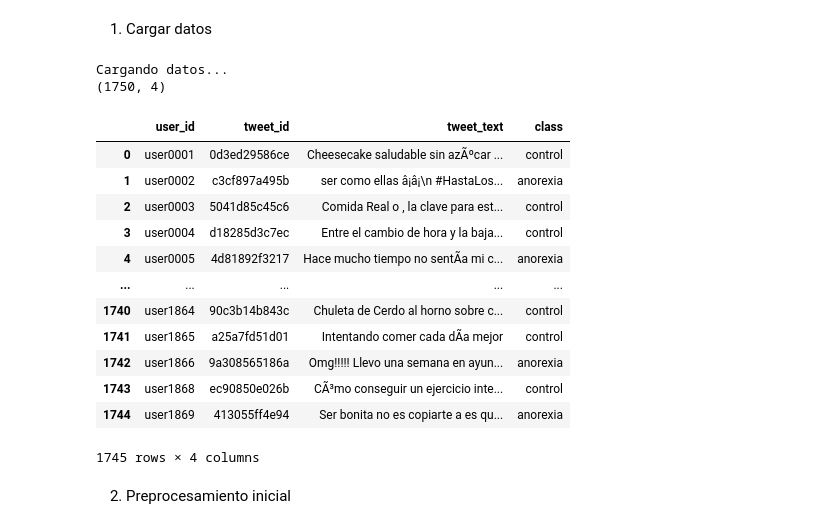
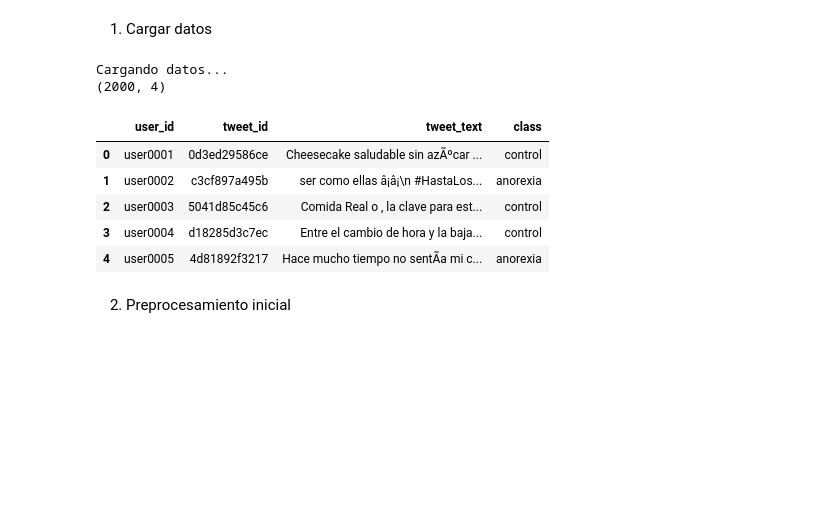
Before and after one commit to LordPobol/UltimoJamon-LosNintendoRepos, a Jupyter notebook: src/modulos/moduloPreprocesamiento.ipynb, the cells around one changed output. Drawn from its saved outputs; the diff is of its cells as text; code cells hidden in the pictures; blank space fills up the shorter version.

Commit message:
Datos finales

```diff
--- a/src/modulos/moduloPreprocesamiento.ipynb
+++ b/src/modulos/moduloPreprocesamiento.ipynb
@@ -45,13 +45,14 @@ from funcionesPreprocesamiento import (
 print("Cargando datos...")
 df_train = pd.read_csv("../../data/data_train.csv", encoding="latin1", header=0)
 df_test = pd.read_csv("../../data/data_test_fold1.csv", encoding="latin1", header=0)
+df_test_final = pd.read_csv("../../data/data_test_fold2.csv", encoding="latin1", header=0)
 
-df = pd.concat([df_train, df_test], ignore_index=True)
+df = pd.concat([df_train, df_test, df_test_final], ignore_index=True)
 
 print(df.shape)
-df.head(-5)
+df.head(5)
 # %% [output]
 Cargando datos...
-(1750, 4)
+(2000, 4)
 |  | user_id | tweet_id | tweet_text | class |
 | 0 | user0001 | 0d3ed29586ce | Cheesecake saludable sin azÃºcar ... | control |
@@ -59,13 +60,6 @@ Cargando datos...
 | 2 | user0003 | 5041d85c45c6 | Comida Real o , la clave para est... | control |
 | 3 | user0004 | d18285d3c7ec | Entre el cambio de hora y la baja... | control |
 | 4 | user0005 | 4d81892f3217 | Hace mucho tiempo no sentÃ­a mi c... | anorexia |
-| ... | ... | ... | ... | ... |
-| 1740 | user1864 | 90c3b14b843c | Chuleta de Cerdo al horno sobre c... | control |
-| 1741 | user1865 | a25a7fd51d01 | Intentando comer cada dÃ­a mejor | control |
-| 1742 | user1866 | 9a308565186a | Omg!!!!! Llevo una semana en ayun... | anorexia |
-| 1743 | user1868 | ec90850e026b | CÃ³mo conseguir un ejercicio inte... | control |
-| 1744 | user1869 | 413055ff4e94 | Ser bonita no es copiarte a es qu... | anorexia |
-1745 rows × 4 columns
 # %% [markdown]
 2. Preprocesamiento inicial
 # %%
```
Also changed, not shown: parts of 17 cells of this notebook, 18 other files.
